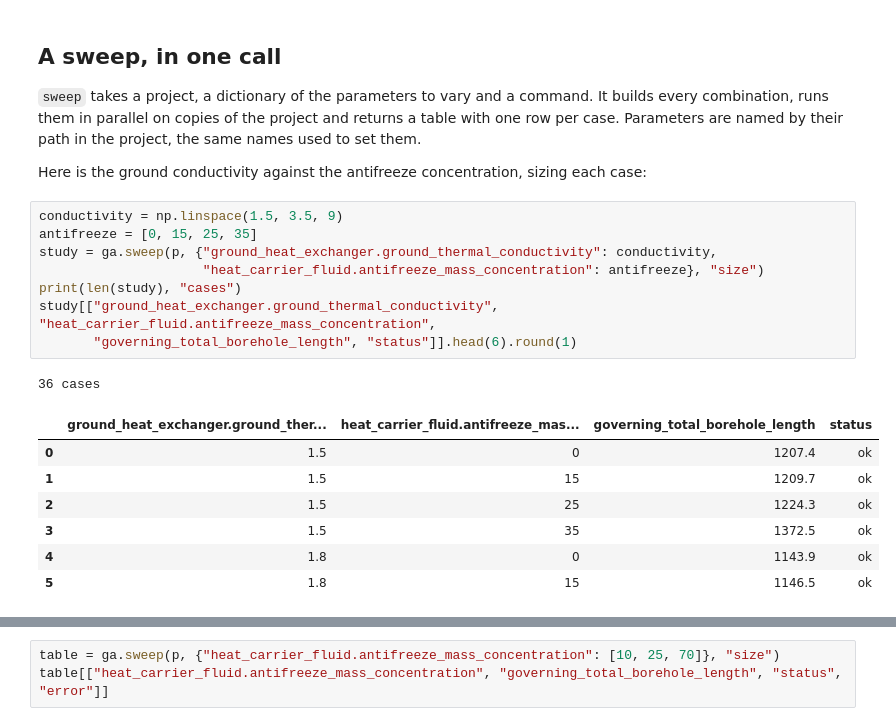
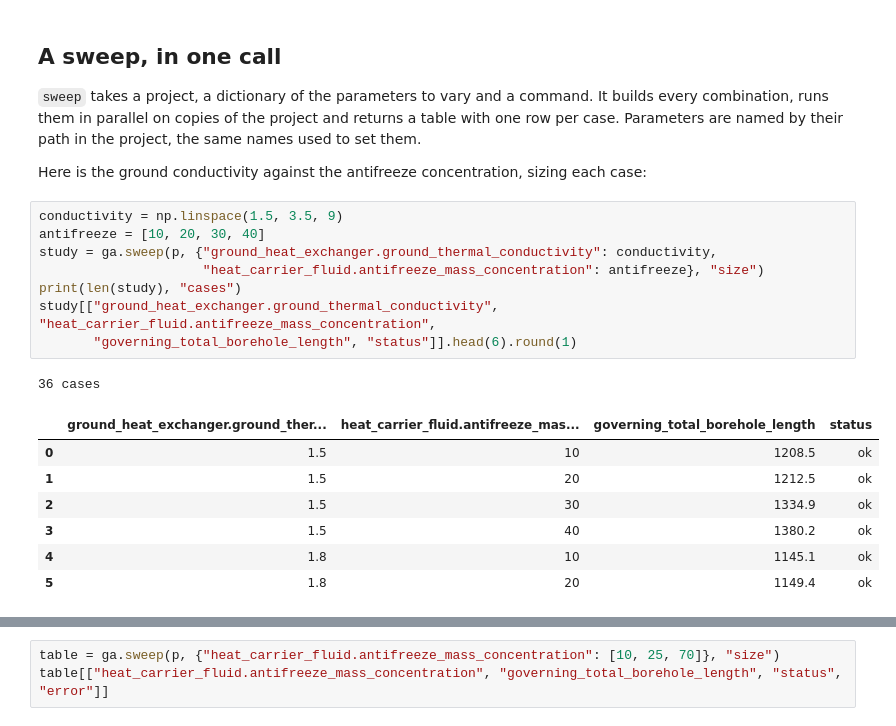
Before and after one commit to ppasquier/pyghe, a Jupyter notebook: examples/03_parametric_studies.ipynb, the cells around one changed output, grey strips where cells are left out. Cells and saved outputs as stored; diff of their text form.

```diff
--- a/examples/03_parametric_studies.ipynb
+++ b/examples/03_parametric_studies.ipynb
@@ -33,20 +33,20 @@ case. Parameters are named by their path in the project, the same names used to
 Here is the ground conductivity against the antifreeze concentration, sizing each case:
 # %%
 conductivity = np.linspace(1.5, 3.5, 9)
-antifreeze = [0, 15, 25, 35]
+antifreeze = [10, 20, 30, 40]
 study = ga.sweep(p, {"ground_heat_exchanger.ground_thermal_conductivity": conductivity,
                      "heat_carrier_fluid.antifreeze_mass_concentration": antifreeze}, "size")
 print(len(study), "cases")
 study[["ground_heat_exchanger.ground_thermal_conductivity", "heat_carrier_fluid.antifreeze_mass_concentration",
        "governing_total_borehole_length", "status"]].head(6).round(1)
 # %% [output]
 36 cases
 |  | ground_heat_exchanger.ground_ther... | heat_carrier_fluid.antifreeze_mas... | governing_total_borehole_length | status |
-| 0 | 1.5 | 0 | 1207.4 | ok |
-| 1 | 1.5 | 15 | 1209.7 | ok |
-| 2 | 1.5 | 25 | 1224.3 | ok |
-| 3 | 1.5 | 35 | 1372.5 | ok |
-| 4 | 1.8 | 0 | 1143.9 | ok |
-| 5 | 1.8 | 15 | 1146.5 | ok |
+| 0 | 1.5 | 10 | 1208.5 | ok |
+| 1 | 1.5 | 20 | 1212.5 | ok |
+| 2 | 1.5 | 30 | 1334.9 | ok |
+| 3 | 1.5 | 40 | 1380.2 | ok |
+| 4 | 1.8 | 10 | 1145.1 | ok |
+| 5 | 1.8 | 20 | 1149.4 | ok |
 # %% [markdown]
 Thirty-six cases are hard to read in a table. A family of curves works better: one line per
```
Also changed, not shown: parts of 5 cells of this notebook, 2 other files.
